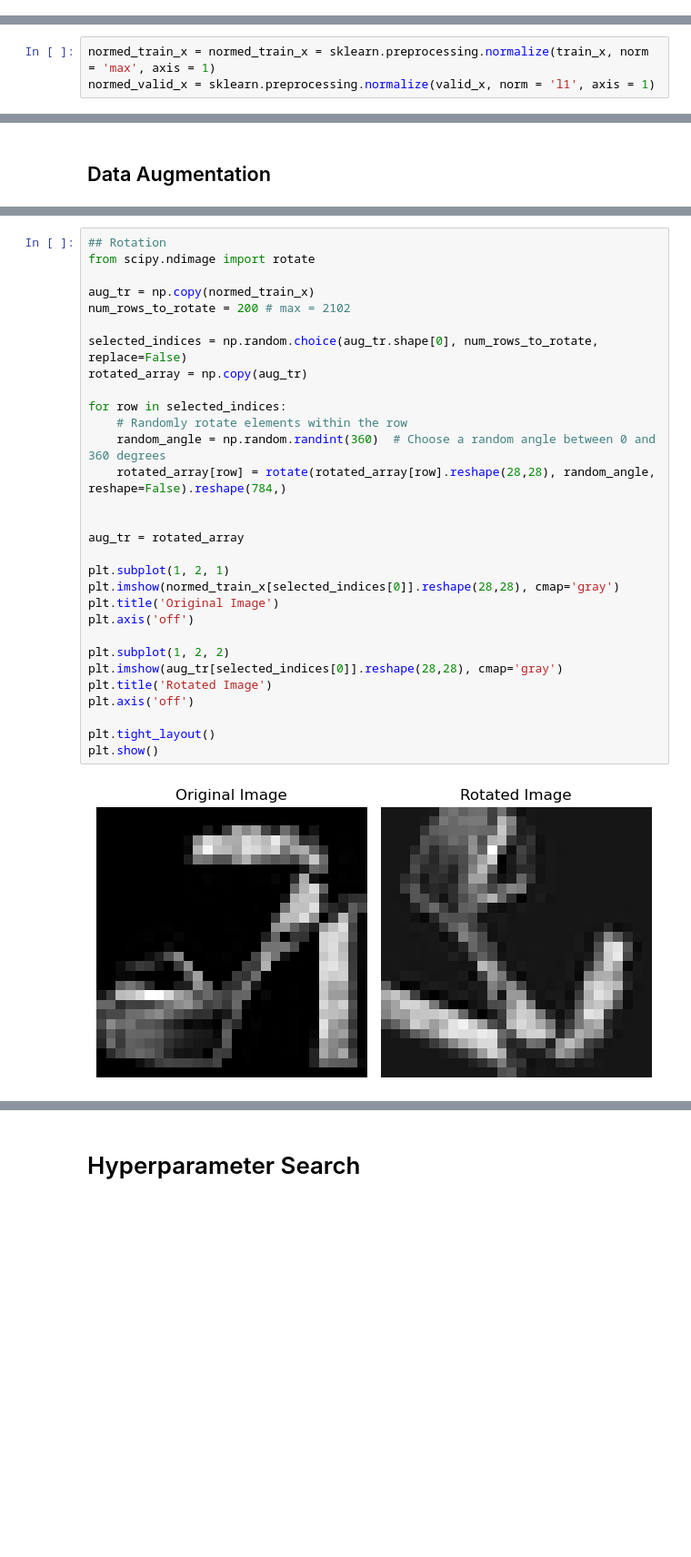
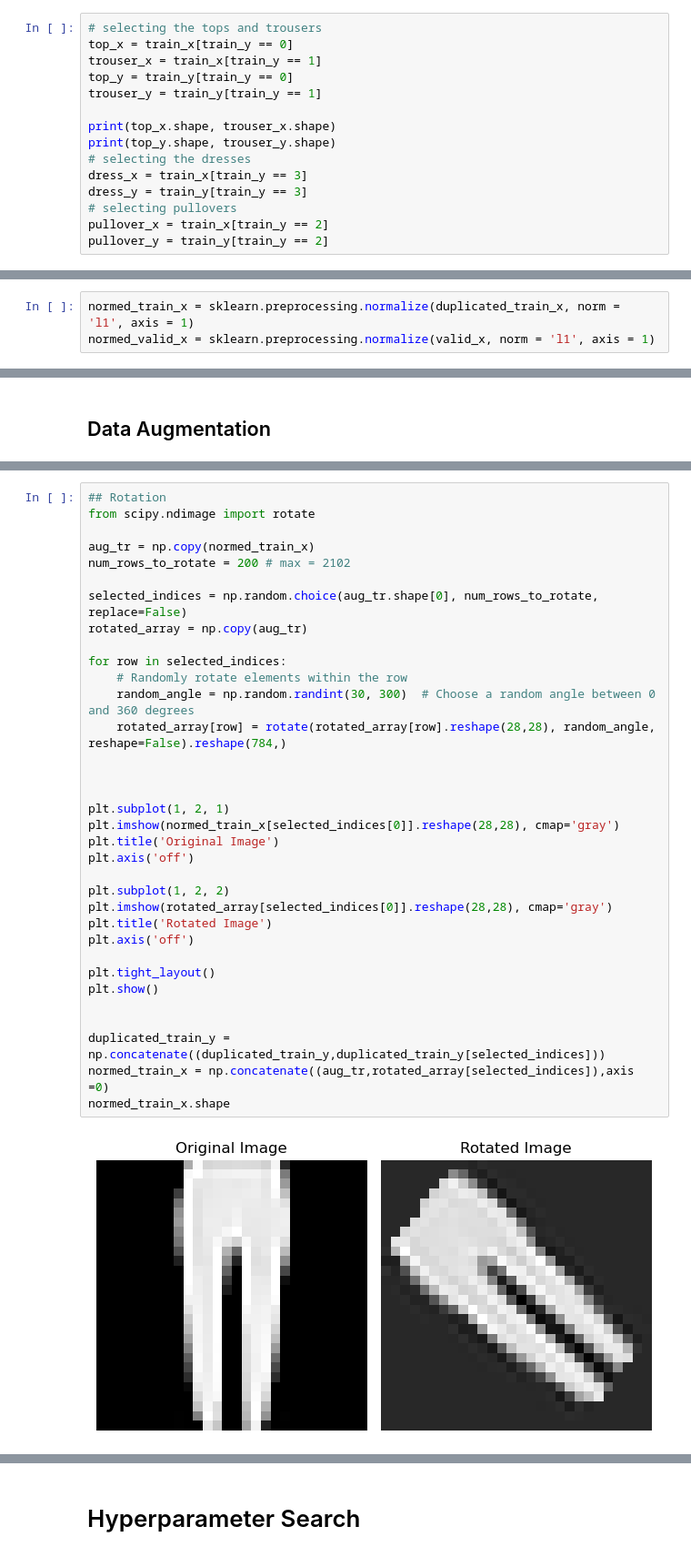
Before and after one commit to vmccab01/ProjectB_cs135, a Jupyter notebook: Part2.ipynb, the cells around one changed output, grey strips where cells are left out. Shown at 91% size. Saved outputs shown, nothing was run; the diff lists cells and outputs as text; blank space fills up the shorter version.

```diff
--- a/Part2.ipynb
+++ b/Part2.ipynb
@@ -32,3 +32,18 @@ train_y.shape, valid_y.shape
 train_x.shape, train_x[0].dtype
 # %% [output]
 ((2102, 784), dtype('int64'))
+# %%
+# selecting the tops and trousers
+top_x = train_x[train_y == 0]
+trouser_x = train_x[train_y == 1]
+top_y = train_y[train_y == 0]
+trouser_y = train_y[train_y == 1]
+
+print(top_x.shape, trouser_x.shape)
+print(top_y.shape, trouser_y.shape)
+# selecting the dresses
+dress_x = train_x[train_y == 3]
+dress_y = train_y[train_y == 3]
+# selecting pullovers
+pullover_x = train_x[train_y == 2]
+pullover_y = train_y[train_y == 2]
@@ -35,7 +126,7 @@ train_x.shape, train_x[0].dtype
 # %% [markdown]
 ## Data Proprocessing with Normalization
 # %%
-normed_train_x = normed_train_x = sklearn.preprocessing.normalize(train_x, norm = 'max', axis = 1)
+normed_train_x = sklearn.preprocessing.normalize(duplicated_train_x, norm = 'l1', axis = 1)
 normed_valid_x = sklearn.preprocessing.normalize(valid_x, norm = 'l1', axis = 1)
 # %%
 prng = np.random.RandomState(0)
@@ -119,32 +218,36 @@ plt.show()
 # %%
 ## Rotation
 from scipy.ndimage import rotate
 
 aug_tr = np.copy(normed_train_x)
 num_rows_to_rotate = 200 # max = 2102
 
 selected_indices = np.random.choice(aug_tr.shape[0], num_rows_to_rotate, replace=False)
 rotated_array = np.copy(aug_tr)
 
 for row in selected_indices:
     # Randomly rotate elements within the row
-    random_angle = np.random.randint(360)  # Choose a random angle between 0 and 360 degrees
+    random_angle = np.random.randint(30, 300)  # Choose a random angle between 0 and 360 degrees
     rotated_array[row] = rotate(rotated_array[row].reshape(28,28), random_angle, reshape=False).reshape(784,)
 
 
-aug_tr = rotated_array
 
 plt.subplot(1, 2, 1)
 plt.imshow(normed_train_x[selected_indices[0]].reshape(28,28), cmap='gray')
 plt.title('Original Image')
 plt.axis('off')
 
 plt.subplot(1, 2, 2)
-plt.imshow(aug_tr[selected_indices[0]].reshape(28,28), cmap='gray')
+plt.imshow(rotated_array[selected_indices[0]].reshape(28,28), cmap='gray')
 plt.title('Rotated Image')
 plt.axis('off')
 
 plt.tight_layout()
 plt.show()
+
+
+duplicated_train_y = np.concatenate((duplicated_train_y,duplicated_train_y[selected_indices]))
+normed_train_x = np.concatenate((aug_tr,rotated_array[selected_indices]),axis =0)
+normed_train_x.shape
 # %% [output]
-[figure, old version]
+[figure, new version]
```
Also changed, not shown: parts of 26 cells of this notebook, 1 other file.
